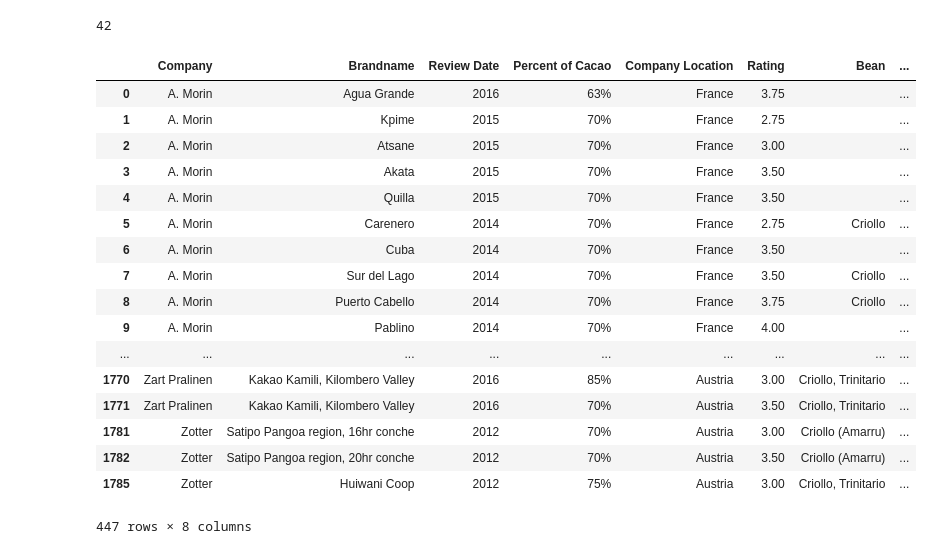
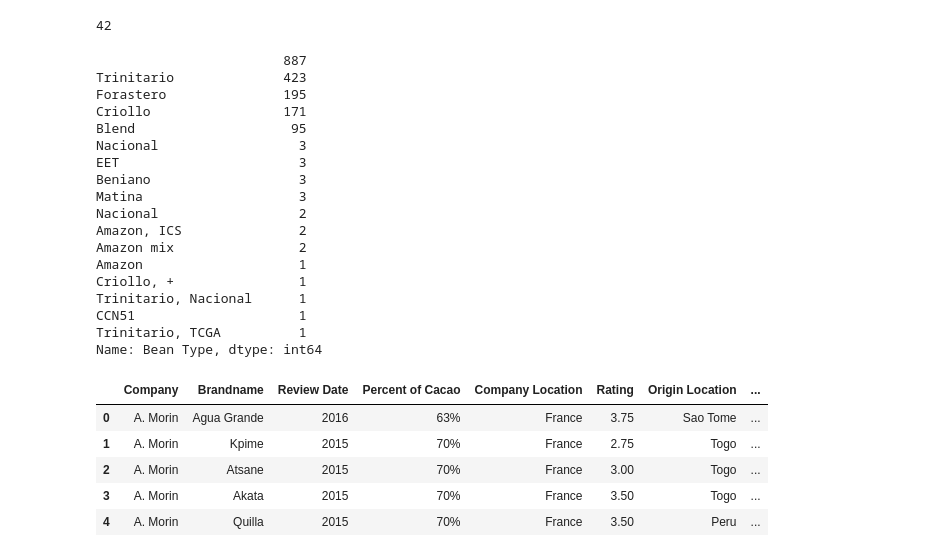
Before and after one commit to brandonmorgan01/cacao, a Jupyter notebook: Beans.ipynb, the cells around one changed output. Cells and saved outputs as stored; diff of their text form; code cells hidden in the pictures.

```diff
--- a/Beans.ipynb
+++ b/Beans.ipynb
@@ -48,25 +31,40 @@ beans = cacao_df['Bean'].unique()
 print(len(beans))
 # %% [output]
 42
+# %%
+#munging and bucketing
+cacao_df['Bean Type'] = cacao_df.Bean.str.split('(', n=1).str.get(0)
+cacao_df['Bean Type'] = cacao_df['Bean Type'].replace({'Forastero ': 'Forastero', 'Criollo ': 'Criollo', 'Trinitario ': 'Trinitario',
+                                                          'Criollo, Trinitario': 'Blend', 'Trinitario, Criollo': 'Blend', 'Criollo, Forastero': 'Blend',
+                                                          'Trinitario, Forastero': 'Blend', 'Forastero, Trinitario': 'Blend', 'Blend-Forastero,Criollo': 'Blend'})
+# %%
+cacao_df['Bean Type'].value_counts()
+# %% [output]
+                        887
+Trinitario              423
+Forastero               195
+Criollo                 171
+Blend                    95
+Nacional                  3
+EET                       3
+Beniano                   3
+Matina                    3
+Nacional                  2
+Amazon, ICS               2
+Amazon mix                2
+Amazon                    1
+Criollo, +                1
+Trinitario, Nacional      1
+CCN51                     1
+Trinitario, TCGA          1
+Name: Bean Type, dtype: int64
 # %%
-cacao_bean_df = cacao_df.groupby('Bean')
-cacao_bean_df.head(50)
+del cacao_df['Bean']
+cacao_df.head()
 # %% [output]
-|  | Company | Brandname | Review Date | Percent of Cacao | Company Location | Rating | Bean | ... |
-| 0 | A. Morin | Agua Grande | 2016 | 63% | France | 3.75 |  | ... |
-| 1 | A. Morin | Kpime | 2015 | 70% | France | 2.75 |  | ... |
-| 2 | A. Morin | Atsane | 2015 | 70% | France | 3.00 |  | ... |
-| 3 | A. Morin | Akata | 2015 | 70% | France | 3.50 |  | ... |
-| 4 | A. Morin | Quilla | 2015 | 70% | France | 3.50 |  | ... |
-| 5 | A. Morin | Carenero | 2014 | 70% | France | 2.75 | Criollo | ... |
-| 6 | A. Morin | Cuba | 2014 | 70% | France | 3.50 |  | ... |
-| 7 | A. Morin | Sur del Lago | 2014 | 70% | France | 3.50 | Criollo | ... |
-| 8 | A. Morin | Puerto Cabello | 2014 | 70% | France | 3.75 | Criollo | ... |
-| 9 | A. Morin | Pablino | 2014 | 70% | France | 4.00 |  | ... |
-| ... | ... | ... | ... | ... | ... | ... | ... | ... |
-| 1770 | Zart Pralinen | Kakao Kamili, Kilombero Valley | 2016 | 85% | Austria | 3.00 | Criollo, Trinitario | ... |
-| 1771 | Zart Pralinen | Kakao Kamili, Kilombero Valley | 2016 | 70% | Austria | 3.50 | Criollo, Trinitario | ... |
-| 1781 | Zotter | Satipo Pangoa region, 16hr conche | 2012 | 70% | Austria | 3.00 | Criollo (Amarru) | ... |
-| 1782 | Zotter | Satipo Pangoa region, 20hr conche | 2012 | 70% | Austria | 3.50 | Criollo (Amarru) | ... |
-| 1785 | Zotter | Huiwani Coop | 2012 | 75% | Austria | 3.00 | Criollo, Trinitario | ... |
+|  | Company | Brandname | Review Date | Percent of Cacao | Company Location | Rating | Origin Location | ... |
+| 0 | A. Morin | Agua Grande | 2016 | 63% | France | 3.75 | Sao Tome | ... |
+| 1 | A. Morin | Kpime | 2015 | 70% | France | 2.75 | Togo | ... |
+| 2 | A. Morin | Atsane | 2015 | 70% | France | 3.00 | Togo | ... |
+| 3 | A. Morin | Akata | 2015 | 70% | France | 3.50 | Togo | ... |
+| 4 | A. Morin | Quilla | 2015 | 70% | France | 3.50 | Peru | ... |
-447 rows × 8 columns
```
Also changed, not shown: parts of 26 cells of this notebook, 3 other files.
